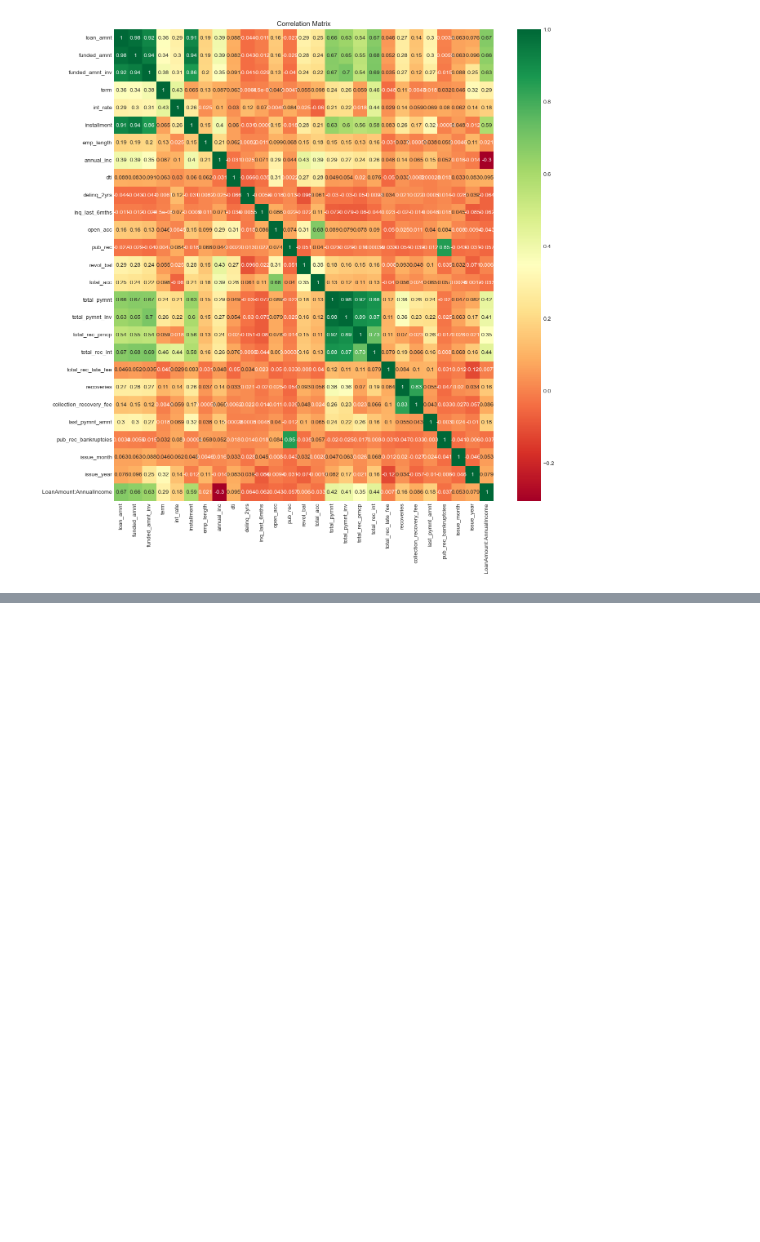
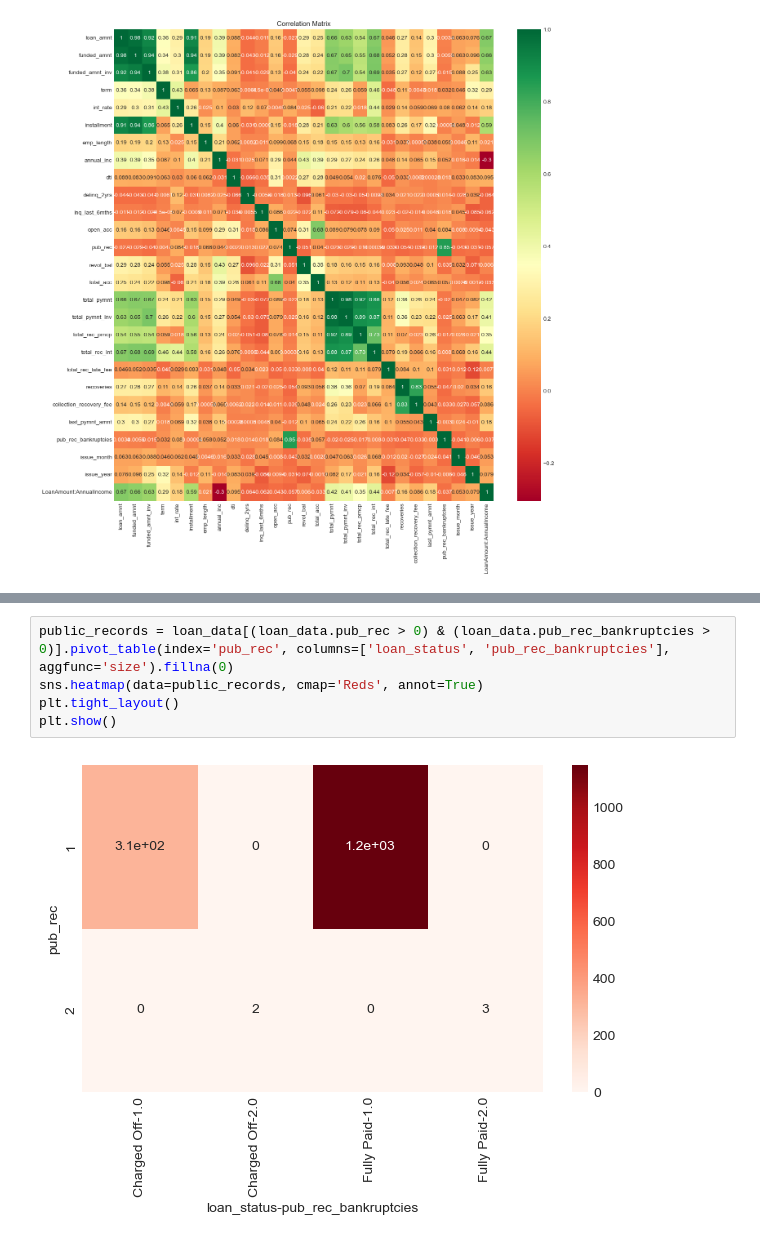
Before and after one commit to cyberpirate92/lending-club-case-study, a Jupyter notebook: Lending Club Case Study.ipynb, the cells around one changed output, grey strips where cells are left out. Cells and saved outputs as stored; diff of their text form; blank space fills up the shorter version.

```diff
--- a/Lending Club Case Study.ipynb
+++ b/Lending Club Case Study.ipynb
@@ -1211,0 +1257,7 @@ plt.show()
+# %%
+public_records = loan_data[(loan_data.pub_rec > 0) & (loan_data.pub_rec_bankruptcies > 0)].pivot_table(index='pub_rec', columns=['loan_status', 'pub_rec_bankruptcies'], aggfunc='size').fillna(0)
+sns.heatmap(data=public_records, cmap='Reds', annot=True)
+plt.tight_layout()
+plt.show()
+# %% [output]
+[figure, added]
```
Also changed, not shown: parts of 57 cells of this notebook.
